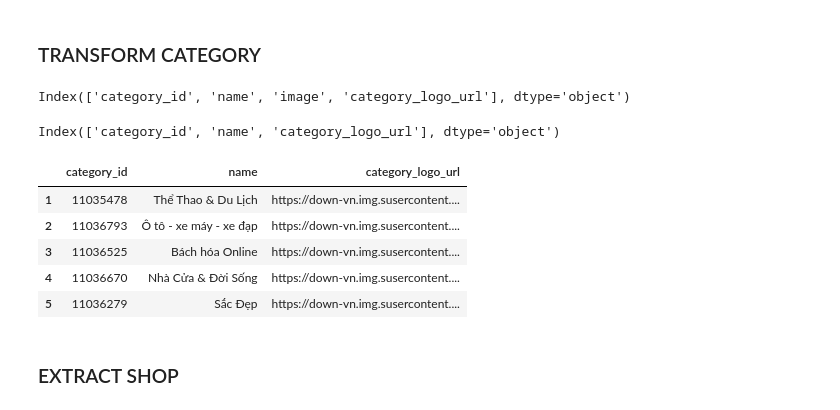
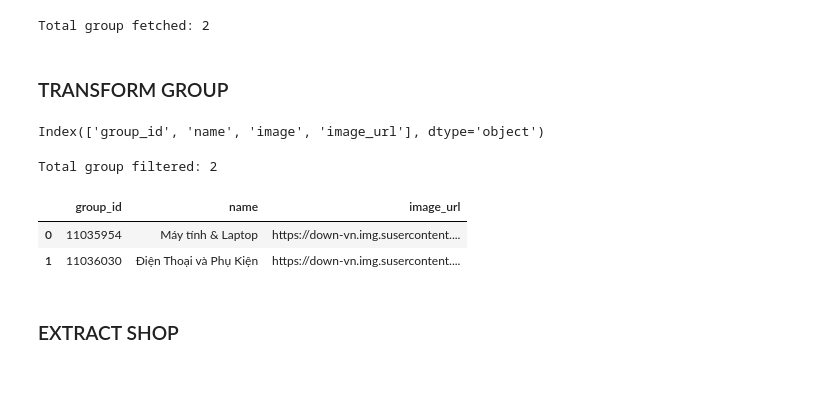
Before and after one commit to KieTuaNguyen/ETL_FinalYearProject, a Jupyter notebook: Shopee/Extract.ipynb, the cells around one changed output. Saved outputs shown, nothing was run; the diff lists cells and outputs as text; code cells hidden in the pictures; blank space fills up the shorter version.

```diff
--- a/Shopee/Extract.ipynb
+++ b/Shopee/Extract.ipynb
@@ -26,21 +26,20 @@ response = requests.get(URL, headers=HEADERS, params=PARAMS)
 time.sleep(random.uniform(3.2, 8.7))
 if response.status_code == 200:
     data = response.json()["data"]["categories"]
-    category_data = []
+    group_data = []
+    for group in data:
+        group_id = group["category_id"]
 
-    for category in data:
-        category_id = category["category_id"]
-        name = category["name"]
-        image = category["image"]
-
-        category_data.append({
-            "category_id": category_id,
-            "name": name,
-            "image": image
-        })
-    category = pd.DataFrame(category_data)
-
-else :
+        if group_id in [11035954, 11036030]:
+            name = group["name"]
+            image = group["image"]
+            group_data.append({"group_id": group_id, "name": name, "image": image})
+    group = pd.DataFrame(group_data)
+    print(f"Total group fetched: {len(group)}")
+else:
     print(f"Error: {response.status_code}")
+    print(response.text)
+# %% [output]
+Total group fetched: 2
 # %% [markdown]
-### TRANSFORM CATEGORY
+### TRANSFORM GROUP
@@ -49,20 +46,15 @@ category = category[category["category_id"] != -1]
-# %%
-category["category_logo_url"] = base_image_url + category["image"]
-category.columns
-# %% [output]
-Index(['category_id', 'name', 'image', 'category_logo_url'], dtype='object')
+# %%
+group["image_url"] = base_image_url + group["image"]
+group.columns
+# %% [output]
+Index(['group_id', 'name', 'image', 'image_url'], dtype='object')
 # %%
-category = category.drop(columns=["image"])
-category.columns
+group = group.drop(columns=["image"])
-# %% [output]
-Index(['category_id', 'name', 'category_logo_url'], dtype='object')
 # %%
-print(f"Total shop fetched: {len(category)}")
-category.head()
+print(f"Total group filtered: {len(group)}")
+group.head()
 # %% [output]
+Total group filtered: 2
-|  | category_id | name | category_logo_url |
-| 1 | 11035478 | Thể Thao & Du Lịch | https://down-vn.img.susercontent.... |
-| 2 | 11036793 | Ô tô - xe máy - xe đạp | https://down-vn.img.susercontent.... |
-| 3 | 11036525 | Bách hóa Online | https://down-vn.img.susercontent.... |
-| 4 | 11036670 | Nhà Cửa & Đời Sống | https://down-vn.img.susercontent.... |
-| 5 | 11036279 | Sắc Đẹp | https://down-vn.img.susercontent.... |
+|  | group_id | name | image_url |
+| 0 | 11035954 | Máy tính & Laptop | https://down-vn.img.susercontent.... |
+| 1 | 11036030 | Điện Thoại và Phụ Kiện | https://down-vn.img.susercontent.... |
```
Also changed, not shown: parts of 12 cells of this notebook, 14 other files.
